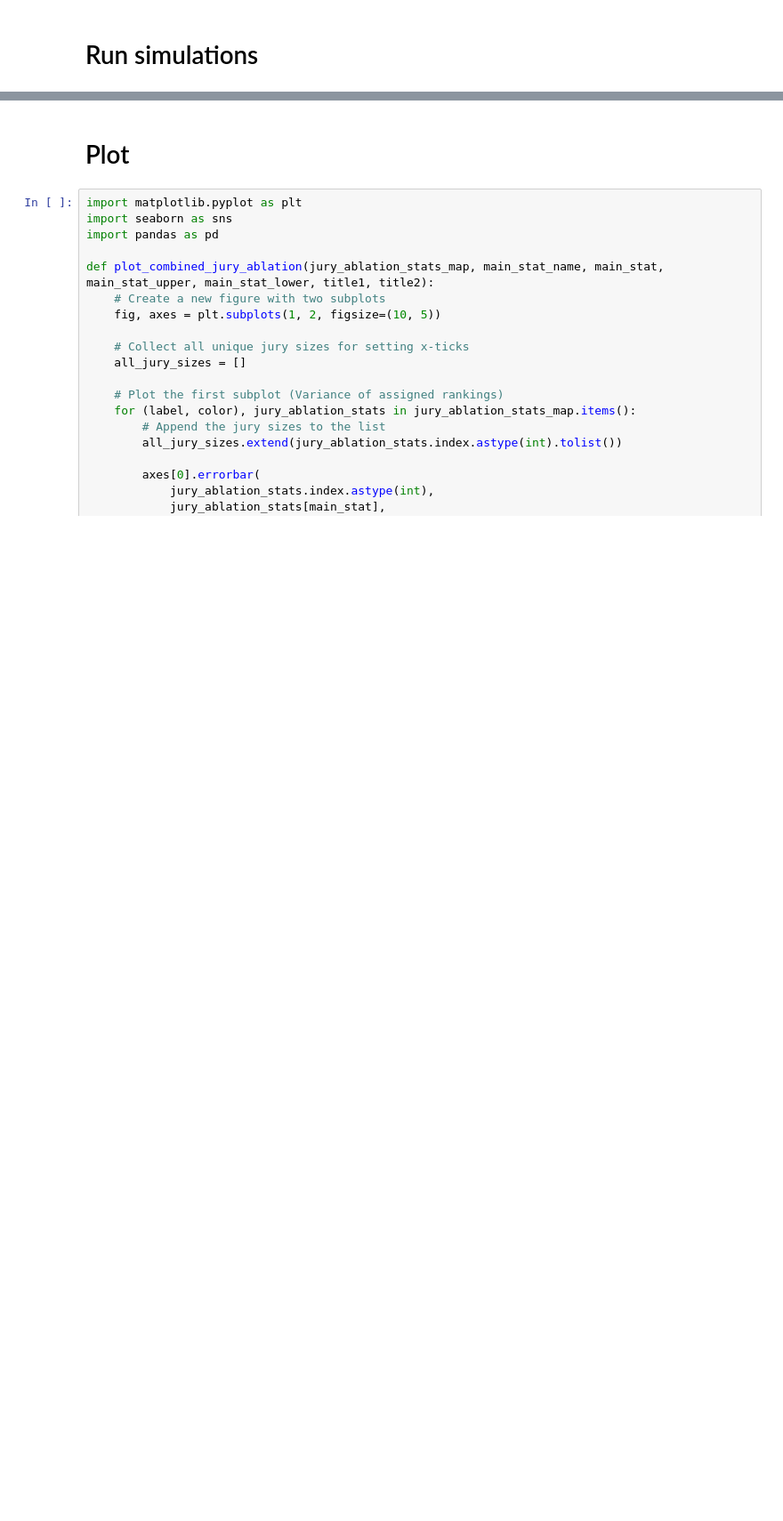
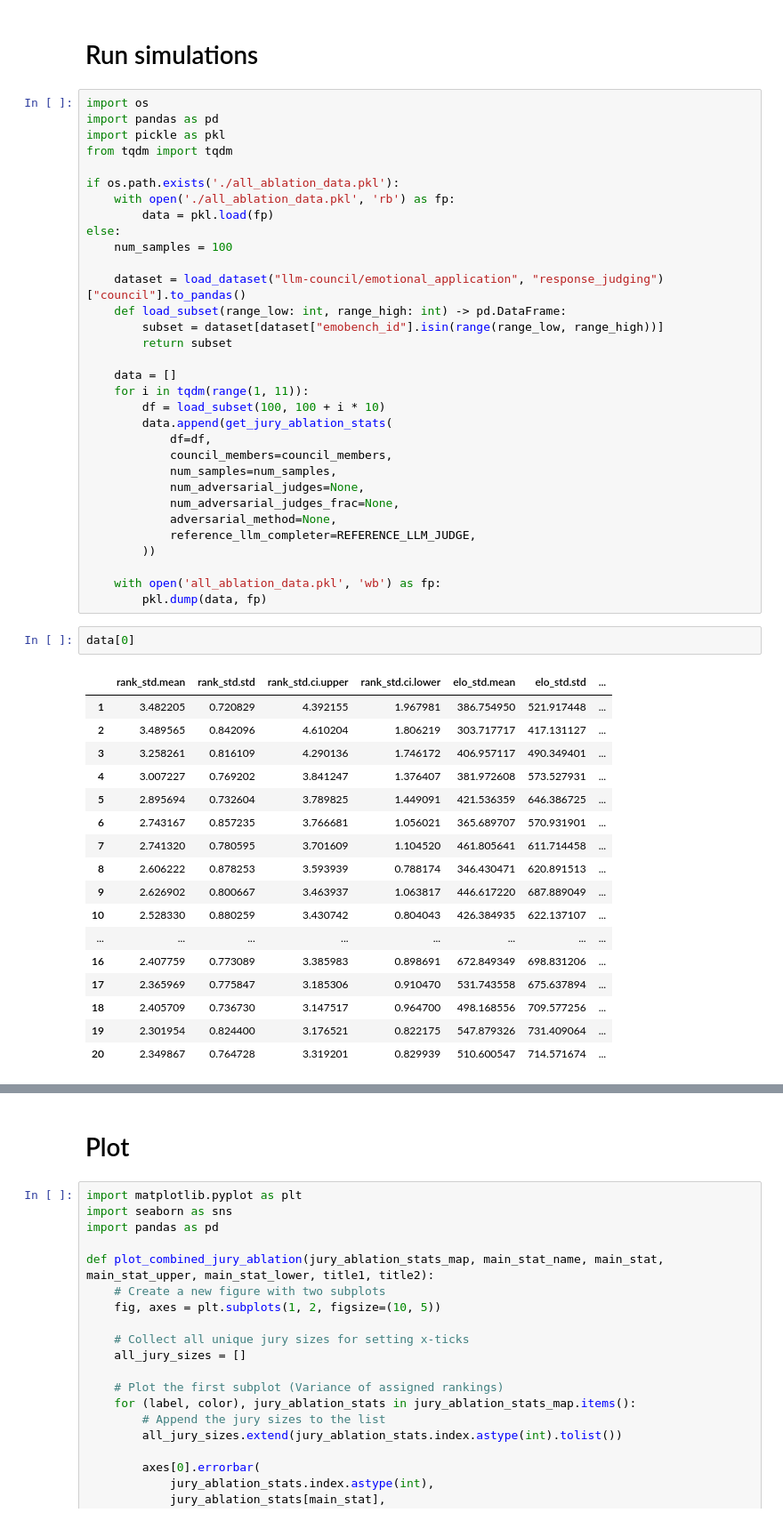
Before and after one commit to llm-council/llm-council, a Jupyter notebook: analysis/jury_ablation.ipynb, the cells around one changed output, grey strips where cells are left out. Shown at 89% size. Cells and saved outputs as stored; diff of their text form; blank space fills up the shorter version.

```diff
--- a/analysis/jury_ablation.ipynb
+++ b/analysis/jury_ablation.ipynb
@@ -433,3 +433,55 @@ def get_jury_ablation_stats(
     return jury_ablation_stats_with_adversarial_judges
 # %% [markdown]
 # Run simulations
+# %%
+import os
+import pandas as pd
+import pickle as pkl
+from tqdm import tqdm
+
+if os.path.exists('./all_ablation_data.pkl'):
+    with open('./all_ablation_data.pkl', 'rb') as fp:
+        data = pkl.load(fp)
+else:
+    num_samples = 100
+
+    dataset = load_dataset("llm-council/emotional_application", "response_judging")["council"].to_pandas()
+    def load_subset(range_low: int, range_high: int) -> pd.DataFrame:
+        subset = dataset[dataset["emobench_id"].isin(range(range_low, range_high))]
+        return subset
+
+    data = []
+    for i in tqdm(range(1, 11)):
+        df = load_subset(100, 100 + i * 10)
+        data.append(get_jury_ablation_stats(
+            df=df,
+            council_members=council_members,
+            num_samples=num_samples,
+            num_adversarial_judges=None,
+            num_adversarial_judges_frac=None,
+            adversarial_method=None,
+            reference_llm_completer=REFERENCE_LLM_JUDGE,
+        ))
+
+    with open('all_ablation_data.pkl', 'wb') as fp:
+        pkl.dump(data, fp)
+# %%
+data[0]
+# %% [output]
+|  | rank_std.mean | rank_std.std | rank_std.ci.upper | rank_std.ci.lower | elo_std.mean | elo_std.std | ... |
+| 1 | 3.482205 | 0.720829 | 4.392155 | 1.967981 | 386.754950 | 521.917448 | ... |
+| 2 | 3.489565 | 0.842096 | 4.610204 | 1.806219 | 303.717717 | 417.131127 | ... |
+| 3 | 3.258261 | 0.816109 | 4.290136 | 1.746172 | 406.957117 | 490.349401 | ... |
+| 4 | 3.007227 | 0.769202 | 3.841247 | 1.376407 | 381.972608 | 573.527931 | ... |
+| 5 | 2.895694 | 0.732604 | 3.789825 | 1.449091 | 421.536359 | 646.386725 | ... |
+| 6 | 2.743167 | 0.857235 | 3.766681 | 1.056021 | 365.689707 | 570.931901 | ... |
+| 7 | 2.741320 | 0.780595 | 3.701609 | 1.104520 | 461.805641 | 611.714458 | ... |
+| 8 | 2.606222 | 0.878253 | 3.593939 | 0.788174 | 346.430471 | 620.891513 | ... |
+| 9 | 2.626902 | 0.800667 | 3.463937 | 1.063817 | 446.617220 | 687.889049 | ... |
+| 10 | 2.528330 | 0.880259 | 3.430742 | 0.804043 | 426.384935 | 622.137107 | ... |
+| ... | ... | ... | ... | ... | ... | ... | ... |
+| 16 | 2.407759 | 0.773089 | 3.385983 | 0.898691 | 672.849349 | 698.831206 | ... |
+| 17 | 2.365969 | 0.775847 | 3.185306 | 0.910470 | 531.743558 | 675.637894 | ... |
+| 18 | 2.405709 | 0.736730 | 3.147517 | 0.964700 | 498.168556 | 709.577256 | ... |
+| 19 | 2.301954 | 0.824400 | 3.176521 | 0.822175 | 547.879326 | 731.409064 | ... |
+| 20 | 2.349867 | 0.764728 | 3.319201 | 0.829939 | 510.600547 | 714.571674 | ... |
```
Also changed, not shown: parts of 9 cells of this notebook, 4 other files.
